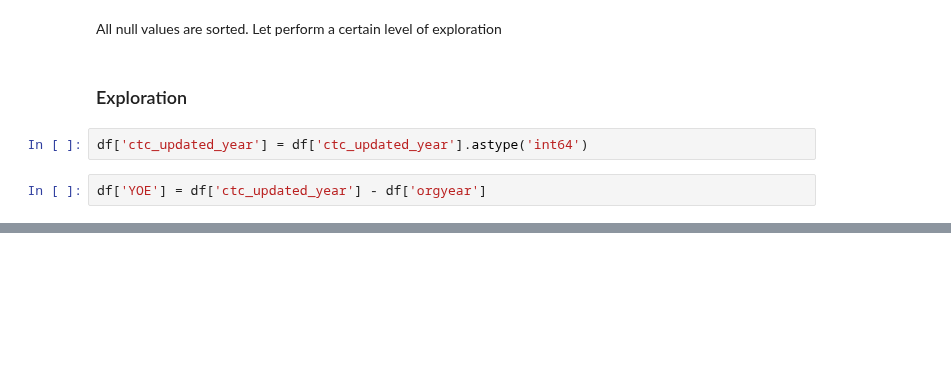
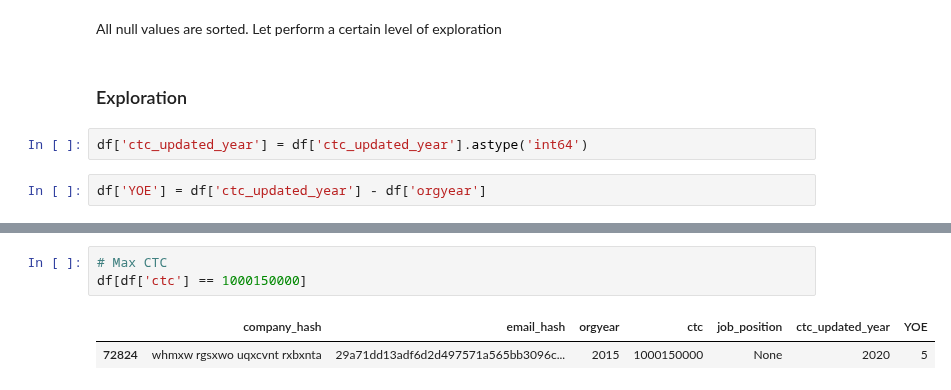
Before and after one commit to anidec25/Linear-Regression, a Jupyter notebook: clustering/scalar.ipynb, the cells around one changed output, grey strips where cells are left out. Saved outputs shown, nothing was run; the diff lists cells and outputs as text; blank space fills up the shorter version.

```diff
--- a/clustering/scalar.ipynb
+++ b/clustering/scalar.ipynb
@@ -459,0 +442,6 @@ df[(df['ctc_updated_year'] - df['orgyear']) > 100]['orgyear']
+# %%
+# Max CTC
+df[df['ctc'] == 1000150000]
+# %% [output]
+|  | company_hash | email_hash | orgyear | ctc | job_position | ctc_updated_year | YOE |
+| 72824 | whmxw rgsxwo uqxcvnt rxbxnta | 29a71dd13adf6d2d497571a565bb3096c... | 2015 | 1000150000 | None | 2020 | 5 |
```
Also changed, not shown: parts of 17 cells of this notebook.
